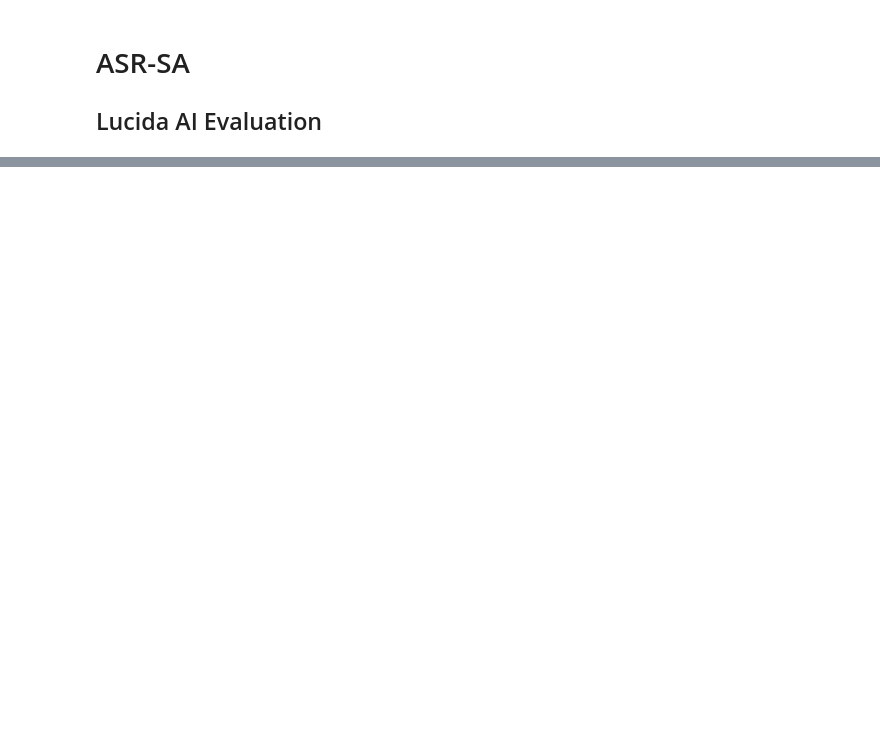
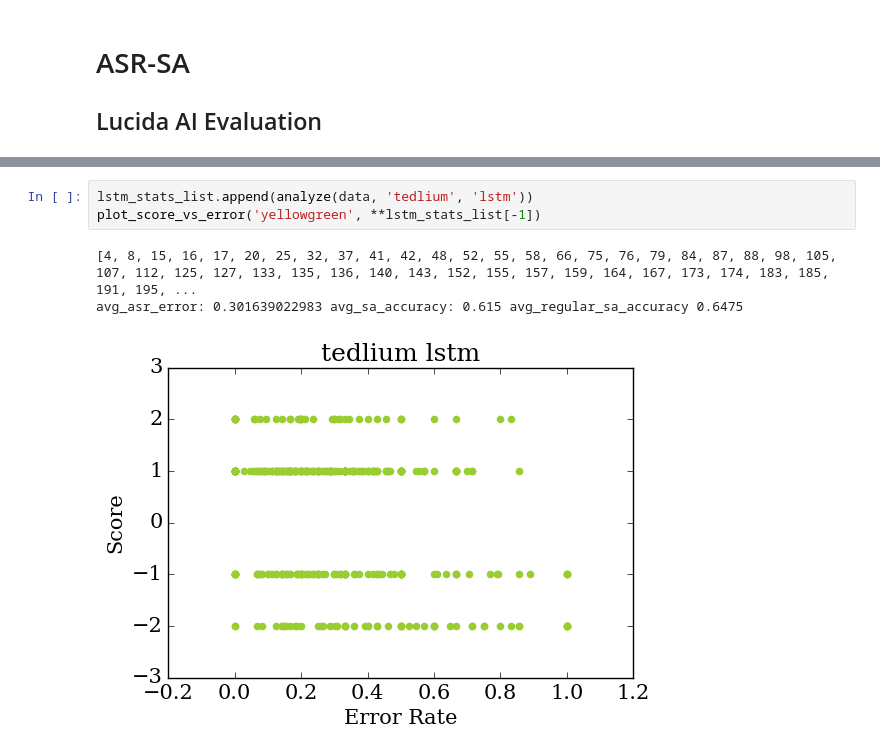
Before and after one commit to yunshengb/research, a Jupyter notebook: exp/asr_sa/analyze.ipynb, the cells around one changed output, grey strips where cells are left out. Saved outputs shown, nothing was run; the diff lists cells and outputs as text; blank space fills up the shorter version.

```diff
--- a/exp/asr_sa/analyze.ipynb
+++ b/exp/asr_sa/analyze.ipynb
@@ -88,0 +395,7 @@ and joan keeps telling me how brokeback mountain sucks so much, but everyone els
+# %%
+lstm_stats_list.append(analyze(data, 'tedlium', 'lstm'))
+plot_score_vs_error('yellowgreen', **lstm_stats_list[-1])
+# %% [output]
+[4, 8, 15, 16, 17, 20, 25, 32, 37, 41, 42, 48, 52, 55, 58, 66, 75, 76, 79, 84, 87, 88, 98, 105, 107, 112, 125, 127, 133, 135, 136, 140, 143, 152, 155, 157, 159, 164, 167, 173, 174, 183, 185, 191, 195, ...
+avg_asr_error: 0.301639022983 avg_sa_accuracy: 0.615 avg_regular_sa_accuracy 0.6475
+[figure, added]
```
Also changed, not shown: parts of 37 cells of this notebook, 30 other files.
